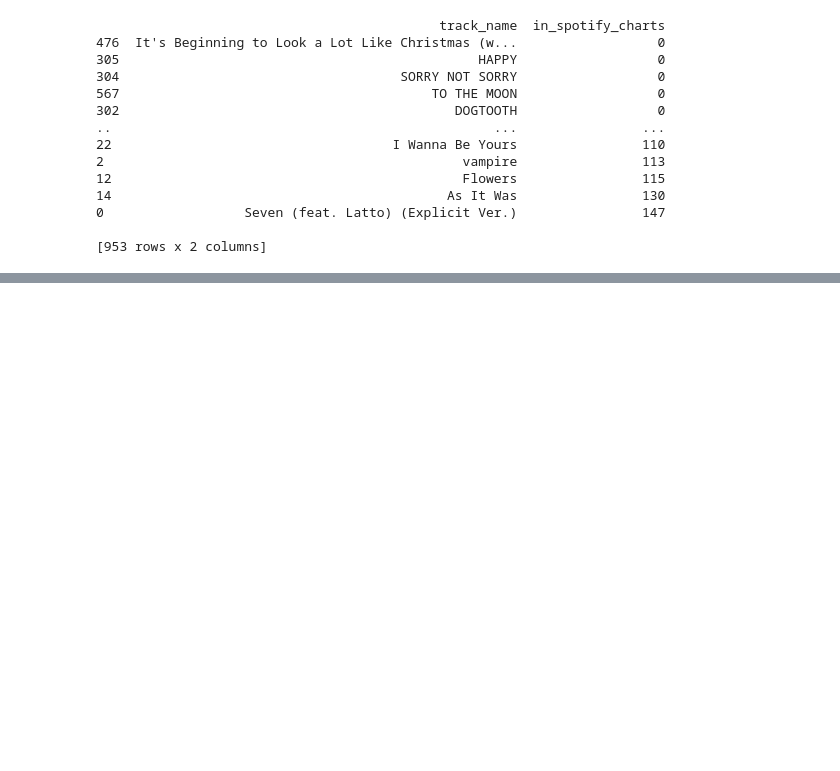
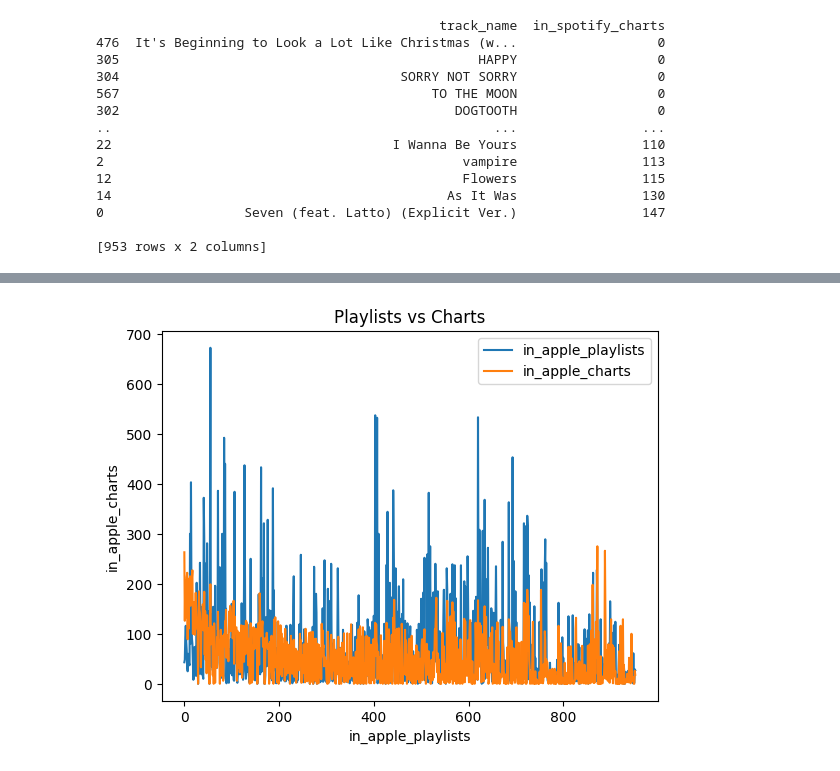
Before and after one commit to SumeyaHussein/DatabaseProject, a Jupyter notebook: SotifyProject.ipynb, the cells around one changed output, grey strips where cells are left out. Drawn from its saved outputs; the diff is of its cells as text; code cells hidden in the pictures; blank space fills up the shorter version.

```diff
--- a/SotifyProject.ipynb
+++ b/SotifyProject.ipynb
@@ -152,0 +203,25 @@ print(df_sorted[['track_name','in_spotify_charts']])
+# %%
+import pandas as pd
+import matplotlib.pyplot as plt
+
+# Read the CSV file into a DataFrame using a different encoding
+df = pd.read_csv('spotify-2023.csv', encoding='latin-1')
+
+playlist_values = df['in_apple_playlists']
+charts_values = df['in_apple_charts']
+
+# Plotting the line chart
+plt.plot(playlist_values, label='in_apple_playlists')
+plt.plot(charts_values, label='in_apple_charts')
+
+plt.xlabel('in_apple_playlists')
+plt.ylabel('in_apple_charts')
+plt.title('Playlists vs Charts')
+
+# Adding a legend
+plt.legend()
+
+# Display the chart
+plt.show()
+# %% [output]
+[figure, added]
```
Also changed, not shown: parts of 2 cells of this notebook.
